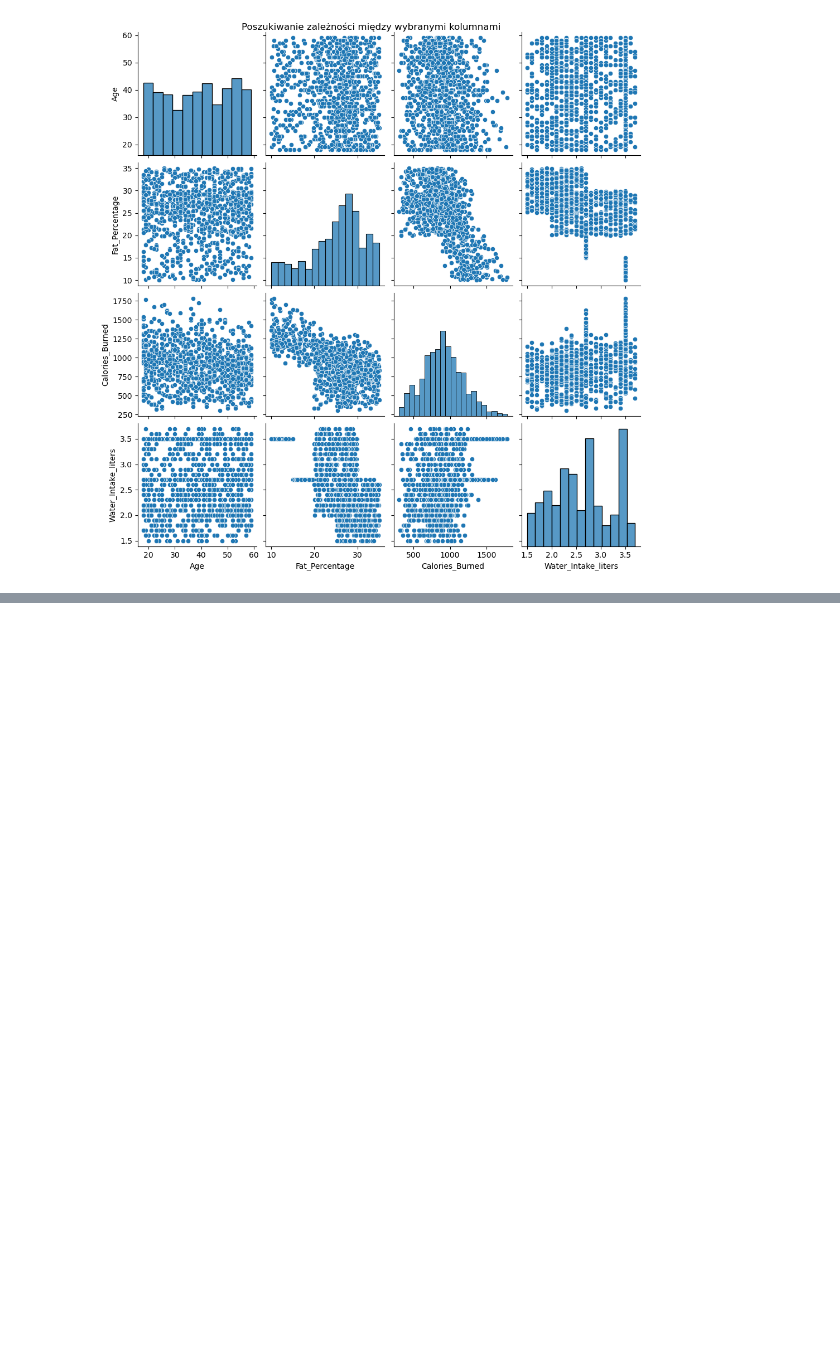
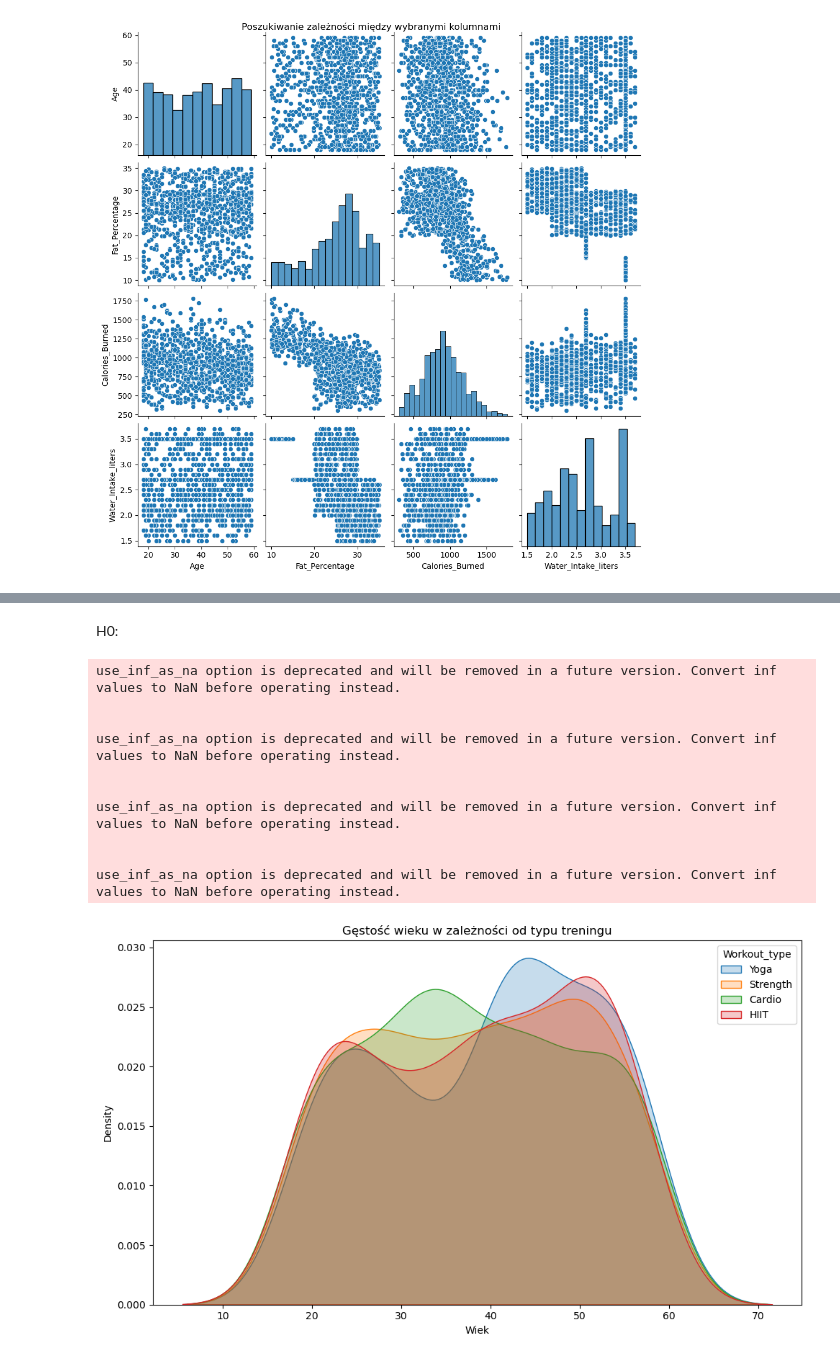
Before and after one commit to kinsitko/analiza_danych_2025_KSIT_SLES, a Jupyter notebook: analiza_project_v2.ipynb, the cells around one changed output, grey strips where cells are left out. Cells and saved outputs as stored; diff of their text form; code cells hidden in the pictures; blank space fills up the shorter version.

```diff
--- a/analiza_project_v2.ipynb
+++ b/analiza_project_v2.ipynb
@@ -320,0 +329,24 @@ fig.show()
+# %% [markdown]
+H0:
+# %%
+plt.figure(figsize=(10, 6))
+for wt in df_imputed['Workout_Type'].dropna().unique():
+    sns.kdeplot(df_imputed[df_imputed['Workout_Type'] == wt]['Age'], label=wt, fill=True)
+
+plt.title("Gęstość wieku w zależności od typu treningu")
+plt.xlabel("Wiek")
+plt.legend(title='Workout_type')
+plt.tight_layout()
+plt.show()
+# %% [output]
+use_inf_as_na option is deprecated and will be removed in a future version. Convert inf values to NaN before operating instead.
+
+
+use_inf_as_na option is deprecated and will be removed in a future version. Convert inf values to NaN before operating instead.
+
+
+use_inf_as_na option is deprecated and will be removed in a future version. Convert inf values to NaN before operating instead.
+
+
+use_inf_as_na option is deprecated and will be removed in a future version. Convert inf values to NaN before operating instead.
+[figure, added]
```
Also changed, not shown: parts of 11 cells of this notebook, 1 other file.
